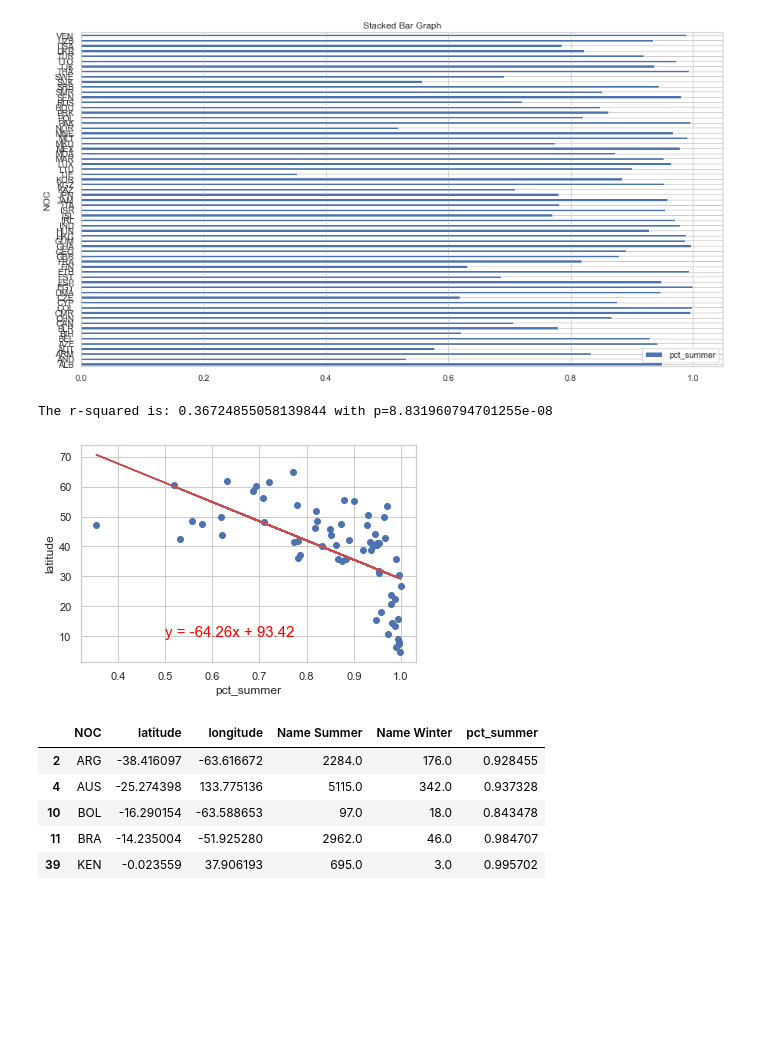
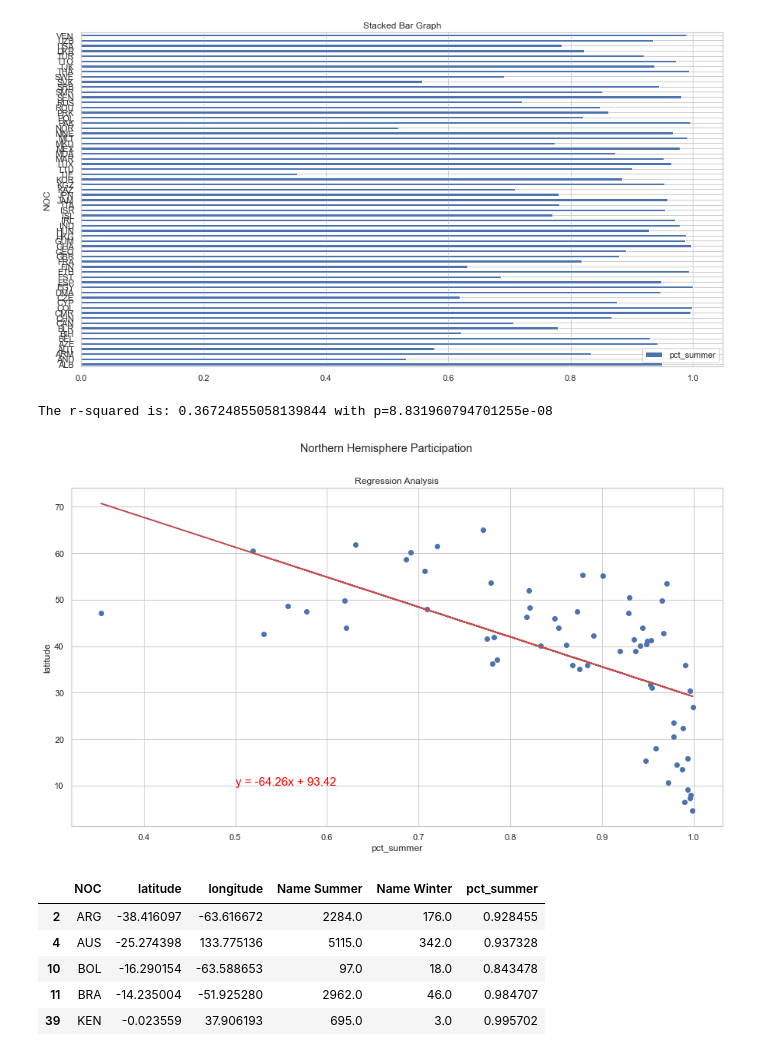
Before and after one commit to eugkik/Project1, a Jupyter notebook: BaseData-Bob Copy.ipynb, the cells around one changed output. Saved outputs shown, nothing was run; the diff lists cells and outputs as text; code cells hidden in the pictures; blank space fills up the shorter version.

```diff
--- a/BaseData-Bob Copy.ipynb
+++ b/BaseData-Bob Copy.ipynb
@@ -398,20 +394,23 @@ df_events_k1.plot(
 # %%
 # Add the linear regression equation and line to plot
 y_values = df_events_k['latitude']
 x_values = df_events_k['pct_summer']
 (slope, intercept, rvalue, pvalue, stderr) = linregress(x_values, y_values)
 regress_values = x_values * slope + intercept
 line_eq = "y = " + str(round(slope,2)) + "x + " + str(round(intercept,2))
 plt.scatter(x_values,y_values)
 plt.plot(x_values,regress_values,"r-")
 plt.annotate(line_eq,(0.5,10),fontsize=15,color="red")
 plt.xlabel('pct_summer')
 plt.ylabel('latitude')
+plt.suptitle('Northern Hemisphere Participation')
+plt.title('Regression Analysis')
+plt.savefig('output/north_pct_summer_regression.png')
 print(f"The r-squared is: {rvalue**2} with p={pvalue}")
 plt.show()
 # %% [output]
 The r-squared is: 0.36724855058139844 with p=8.831960794701255e-08
-[figure, old version]
+[figure, new version]
 # %%
 df_events_m = df_events_j.loc[df_events_j['latitude'] <0]
 df_events_m.head()
```
Also changed, not shown: parts of 6 cells of this notebook, 6 other files.
